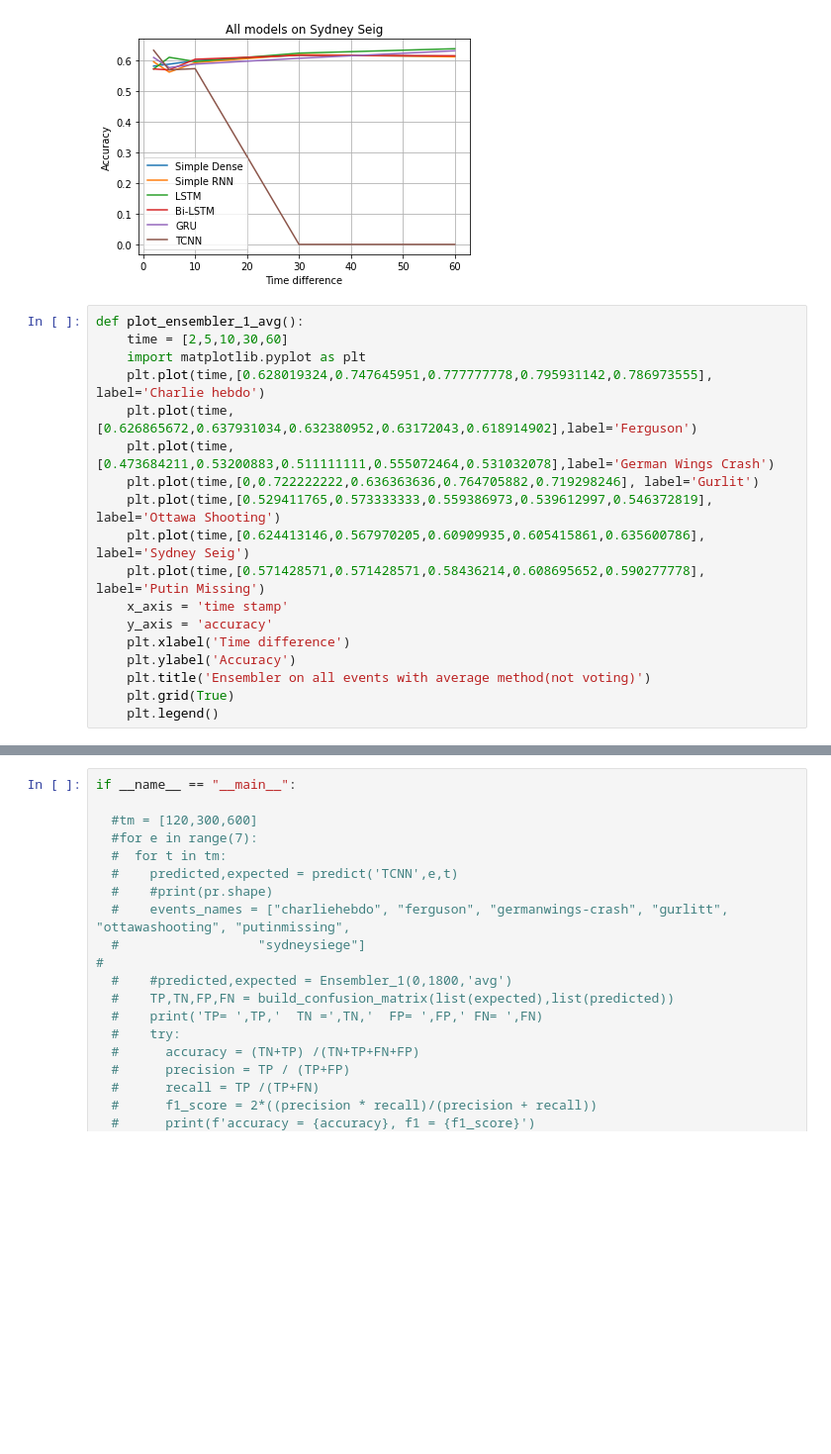
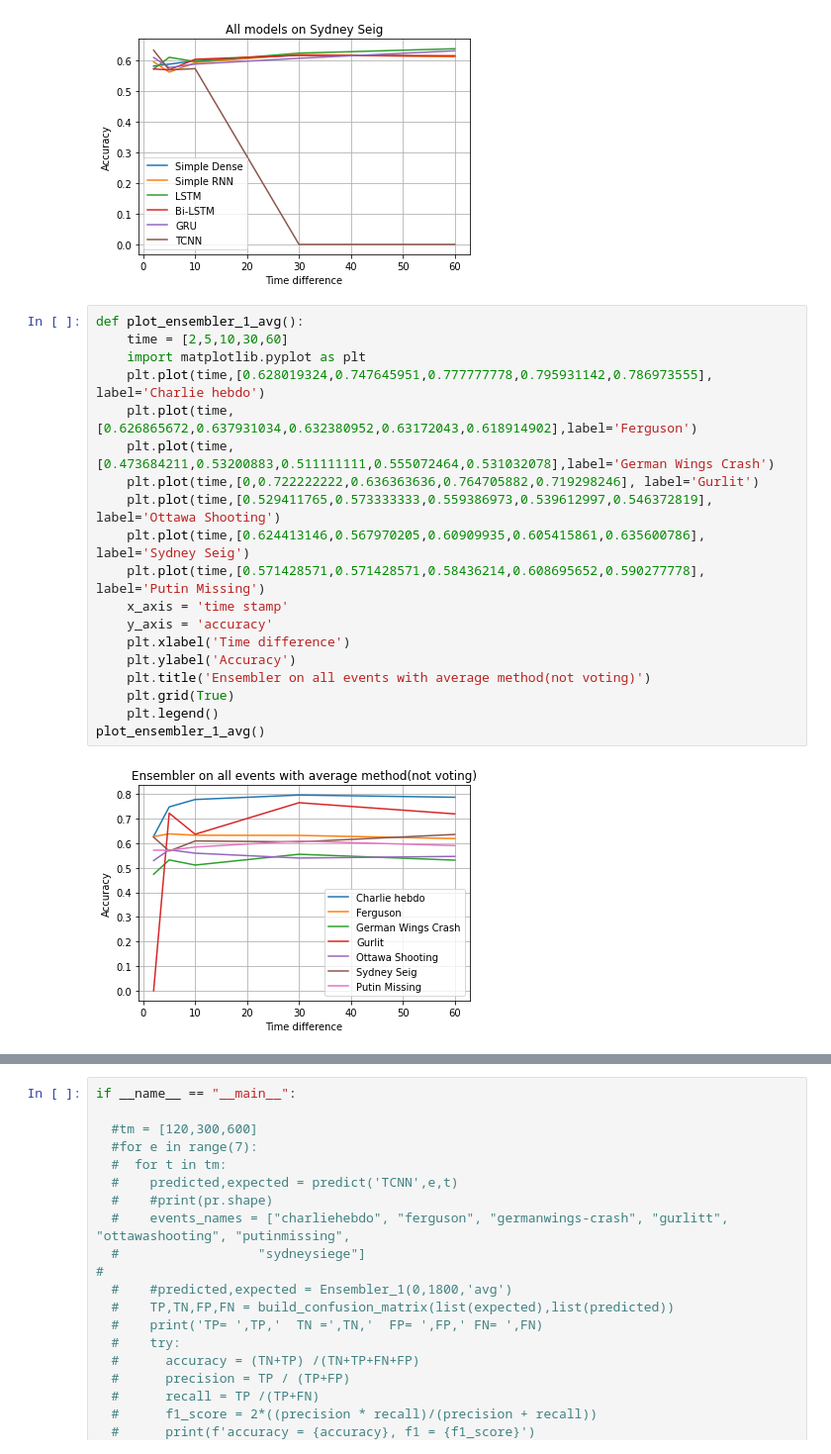
Before and after one commit to alidevhere/twitter-rumors, a Jupyter notebook: twitter.ipynb, the cells around one changed output, grey strips where cells are left out. Shown: that part at 99% size. Drawn from its saved outputs; the diff is of its cells as text; blank space fills up the shorter version.

```diff
--- a/twitter.ipynb
+++ b/twitter.ipynb
@@ -494,21 +518,24 @@ plot_sydney_seig()
 # %%
 def plot_ensembler_1_avg():
     time = [2,5,10,30,60]
     import matplotlib.pyplot as plt
     plt.plot(time,[0.628019324,0.747645951,0.777777778,0.795931142,0.786973555], label='Charlie hebdo')
     plt.plot(time,[0.626865672,0.637931034,0.632380952,0.63172043,0.618914902],label='Ferguson')
     plt.plot(time,[0.473684211,0.53200883,0.511111111,0.555072464,0.531032078],label='German Wings Crash')
     plt.plot(time,[0,0.722222222,0.636363636,0.764705882,0.719298246], label='Gurlit')
     plt.plot(time,[0.529411765,0.573333333,0.559386973,0.539612997,0.546372819], label='Ottawa Shooting')
     plt.plot(time,[0.624413146,0.567970205,0.60909935,0.605415861,0.635600786], label='Sydney Seig')
     plt.plot(time,[0.571428571,0.571428571,0.58436214,0.608695652,0.590277778], label='Putin Missing')
     x_axis = 'time stamp'
     y_axis = 'accuracy'
     plt.xlabel('Time difference')
     plt.ylabel('Accuracy')
     plt.title('Ensembler on all events with average method(not voting)')
     plt.grid(True)
     plt.legend()
+plot_ensembler_1_avg()
+# %% [output]
+[figure, added]
 # %%
 def plot_ensembler_1_voting():
     time = [2,5,10,30,60]
```
Also changed, not shown: parts of 11 cells of this notebook.
